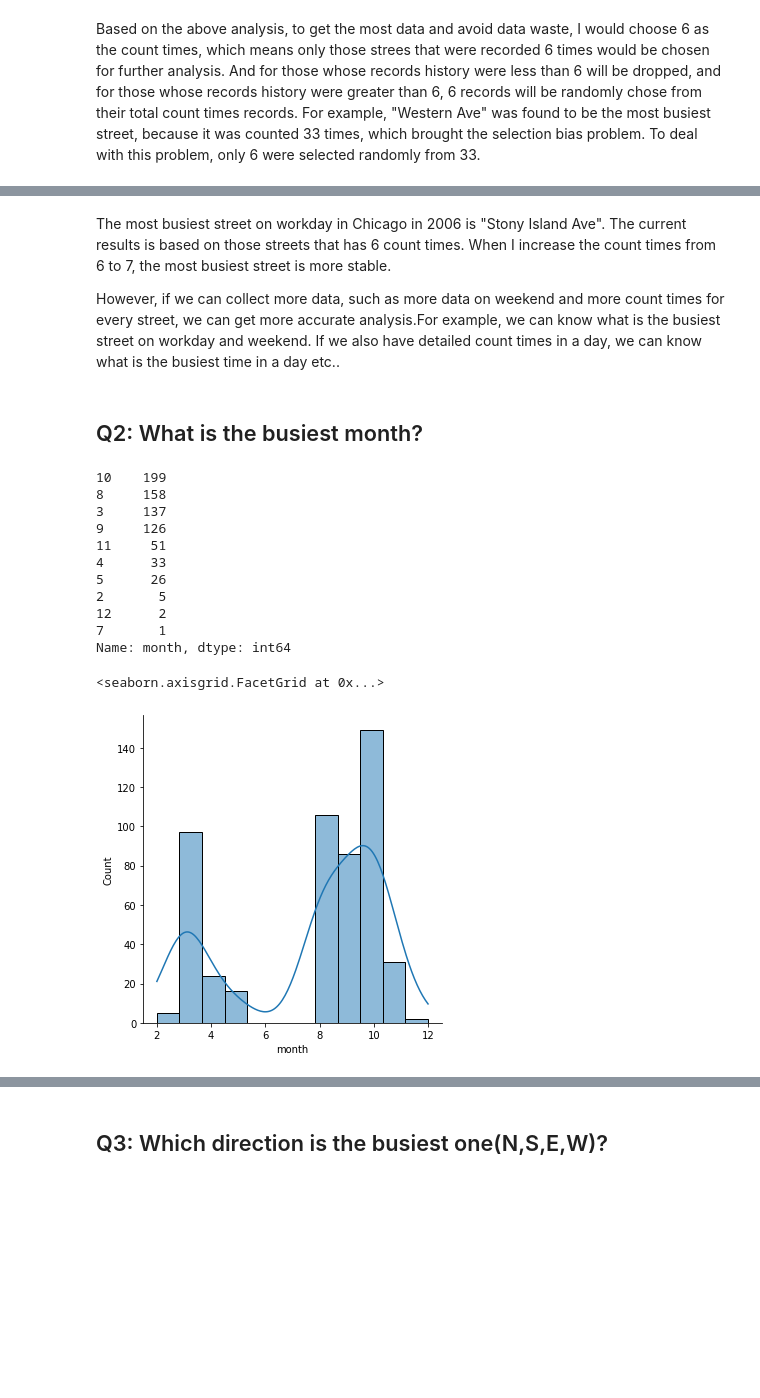
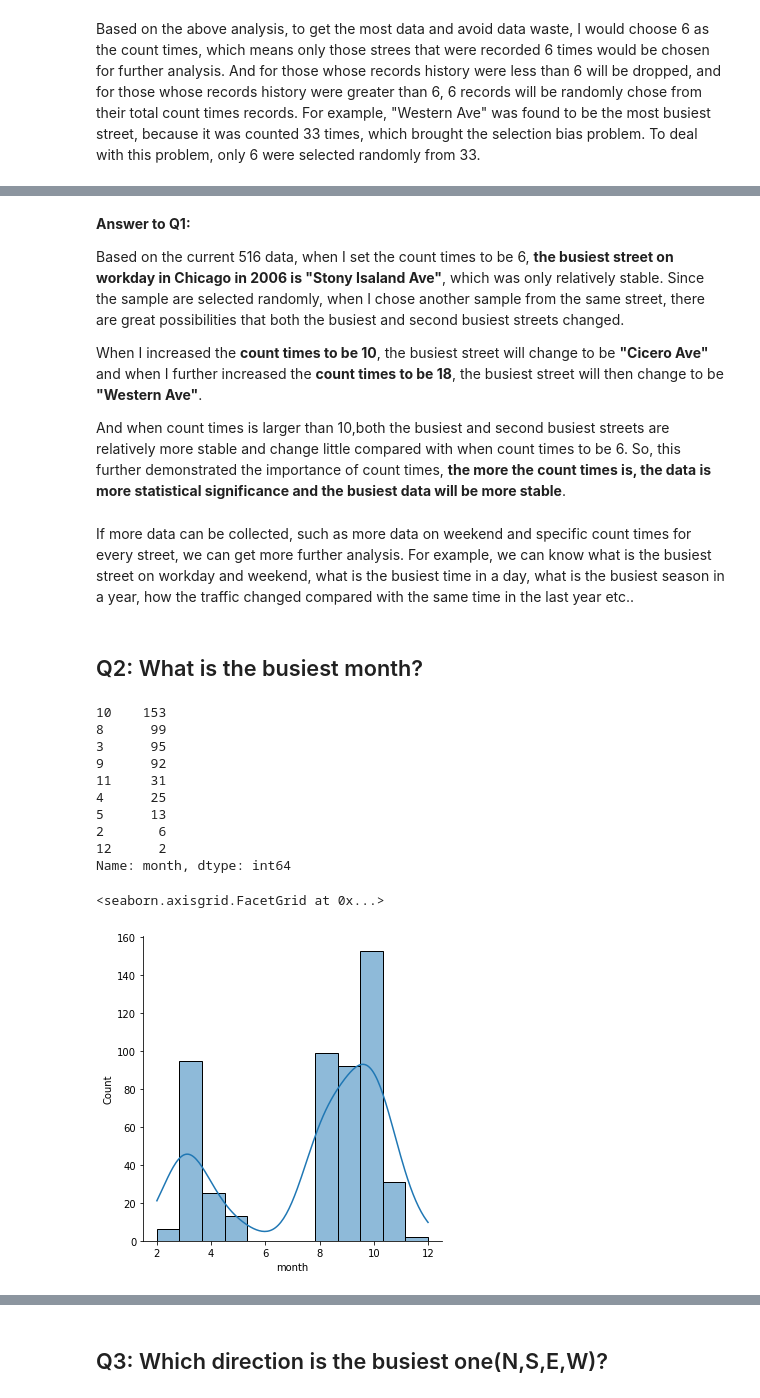
Before and after one commit to aliciadatascience/Traffic-analysis, a Jupyter notebook: Traffic Analysis - AllState.ipynb, the cells around one changed output, grey strips where cells are left out. Saved outputs shown, nothing was run; the diff lists cells and outputs as text; code cells hidden in the pictures; blank space fills up the shorter version.

```diff
--- a/Traffic Analysis - AllState.ipynb
+++ b/Traffic Analysis - AllState.ipynb
@@ -474,0 +499,12 @@ The maximum data we can use is: 516
+# %%
+final_count = {}
+
+# i is count times of street
+for i in range(1,34):
+    data_chicago_06_day_ = data_chicago_06_day.groupby('Street')['ID'].count()[data_chicago_06_day.groupby('Street')['ID'].count()>=i]
+    # how many data I can get when I set i as count times
+    final_count[i] = i * data_chicago_06_day_.shape[0]
+
+# to get the maximum data, which count times should be chose
+print("The best count times of the streets is: %d"%max(final_count, key=final_count.get))
+print("The maximum data we can use is: %d" %max(final_count.values()))
@@ -486,7 +535,7 @@ plt.ylim(0, 570)
 # %% [markdown]
 Based on the above analysis, to get the most data and avoid data waste, I would choose 6 as the count times, which means only those strees that were recorded 6 times would be chosen for further analysis. And for those whose records history were less than 6 will be dropped, and for those whose records history were greater than 6, 6 records will be randomly chose from their total count times records. For example, "Western Ave" was found to be the most busiest street, because it was counted 33 times, which brought the selection bias problem. To deal with this problem, only 6 were selected randomly from 33.
 # %%
-data_chicago_06_day_ = data_chicago_06_day.groupby('Street')['ID'].count()[data_chicago_06_day.groupby('Street')['ID'].count()>=6]
-data_chicago_06_day_
+data_chicago_06_day_street = data_chicago_06_day.groupby('Street')['ID'].count()[data_chicago_06_day.groupby('Street')['ID'].count()>=6]
+data_chicago_06_day_street
 # %% [output]
 Street
@@ -505,10 +554,10 @@ Name: ID, Length: 123, dtype: int64
 # %%
 # get the dataset in which every street are counted 6 times
-data_final = data_chicago_06_day[data_chicago_06_day['Street']=="103rd St"].sample(6,random_state=42)
+data_chicago_06_day_str = data_chicago_06_day[data_chicago_06_day['Street']=="103rd St"].sample(6,random_state=42)
 
-for i in data_chicago_06_day_.index[1:]:
+for i in data_chicago_06_day_street.index[1:]:
     new = data_chicago_06_day[data_chicago_06_day['Street']==i].sample(6,random_state=42)
-    data_final = pd.concat([new, data_final])
+    data_chicago_06_day_str = pd.concat([new, data_chicago_06_day_str])
 
-data_final.shape
+data_chicago_06_day_str.shape
 # %% [output]
@@ -528,12 +575,12 @@ Irving Park Rd      219600
 Name: Total, dtype: int64
 # %%
-# get the dataset in which every street are counted 6 times
-data_final = data_chicago_06_day[data_chicago_06_day['Street']=="103rd St"].sample(6)
+# get the dataset in which every street counted 6 times but the random_state were dropped
+data_chicago_06_day_str = data_chicago_06_day[data_chicago_06_day['Street']=="103rd St"].sample(6)
 
-for i in data_chicago_06_day_.index[1:]:
+for i in data_chicago_06_day_street.index[1:]:
     new = data_chicago_06_day[data_chicago_06_day['Street']==i].sample(6)
-    data_final = pd.concat([new, data_final])
+    data_chicago_06_day_str = pd.concat([new, data_chicago_06_day_str])
 
-data_final.groupby('Street')['Total'].sum().sort_values(ascending = False).head(5)
+data_chicago_06_day_str.groupby('Street')['Total'].sum().sort_values(ascending = False).head(3)
 # %% [output]
 Street
@@ -581,28 +624,34 @@ Fullerton Ave       194500
 Name: Total, dtype: int64
+# %% [markdown]
+**Answer to Q1:**
+
+Based on the current 516 data, when I set the count times to be 6, **the busiest street on workday in Chicago in 2006 is "Stony Isaland Ave"**, which was only relatively stable. Since the sample are selected randomly, when I chose another sample from the same street, there are great possibilities that both the busiest and second busiest streets changed.
+
+When I increased the **count times to be 10**, the busiest street will change to be **"Cicero Ave"** and when I further increased the **count times to be 18**, the busiest street will then change to be **"Western Ave"**.
+
+
+And when count times is larger than 10,both the busiest and second busiest streets are relatively more stable and change little compared with when count times to be 6. So, this further demonstrated the importance of count times, **the more the count times is, the data is more statistical significance and the busiest data will be more stable**.
 # %% [markdown]
-The most busiest street on workday in Chicago in 2006 is "Stony Island Ave". The current results is based on those streets that has 6 count times. When I increase the count times from 6 to 7, the most busiest street is more stable.
-
-However, if we can collect more data, such as more data on weekend and more count times for every street, we can get more accurate analysis.For example, we can know what is the busiest street on workday and weekend. If we also have detailed count times in a day, we can know what is the busiest time in a day etc..
+If more data can be collected, such as more data on weekend and specific count times for every street, we can get more further analysis. For example, we can know what is the busiest street on workday and weekend, what is the busiest time in a day, what is the busiest season in a year, how the traffic changed compared with the same time in the last year etc..
 # %% [markdown]
 <a id='month'></a>
 ## Q2: What is the busiest month?
 # %%
-data_final['month'].value_counts()
+data_chicago_06_day_str['month'].value_counts()
 # %% [output]
-10    199
-8     158
-3     137
-9     126
-11     51
-4      33
-5      26
-2       5
+10    153
+8      99
+3      95
+9      92
+11     31
+4      25
+5      13
+2       6
 12      2
-7       1
 Name: month, dtype: int64
 # %%
-sns.displot(data_final['month'],bins =12,kde=True)
+sns.displot(data_chicago_06_day_str['month'],bins =12,kde=True)
 # %% [output]
 <seaborn.axisgrid.FacetGrid at 0x...>
-[figure, old version]
+[figure, new version]
 # %% [markdown]
```
Also changed, not shown: parts of 73 cells of this notebook.
